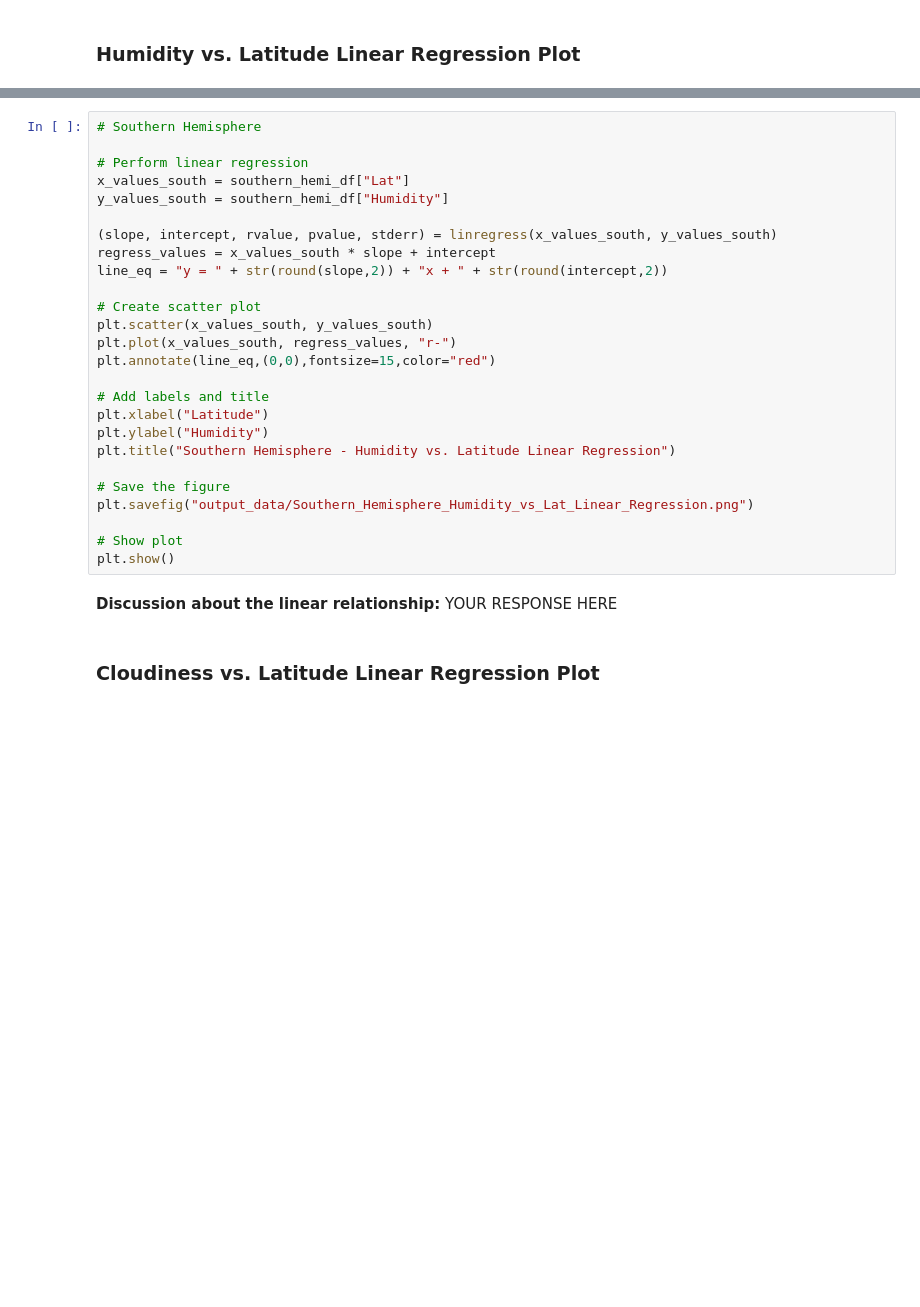
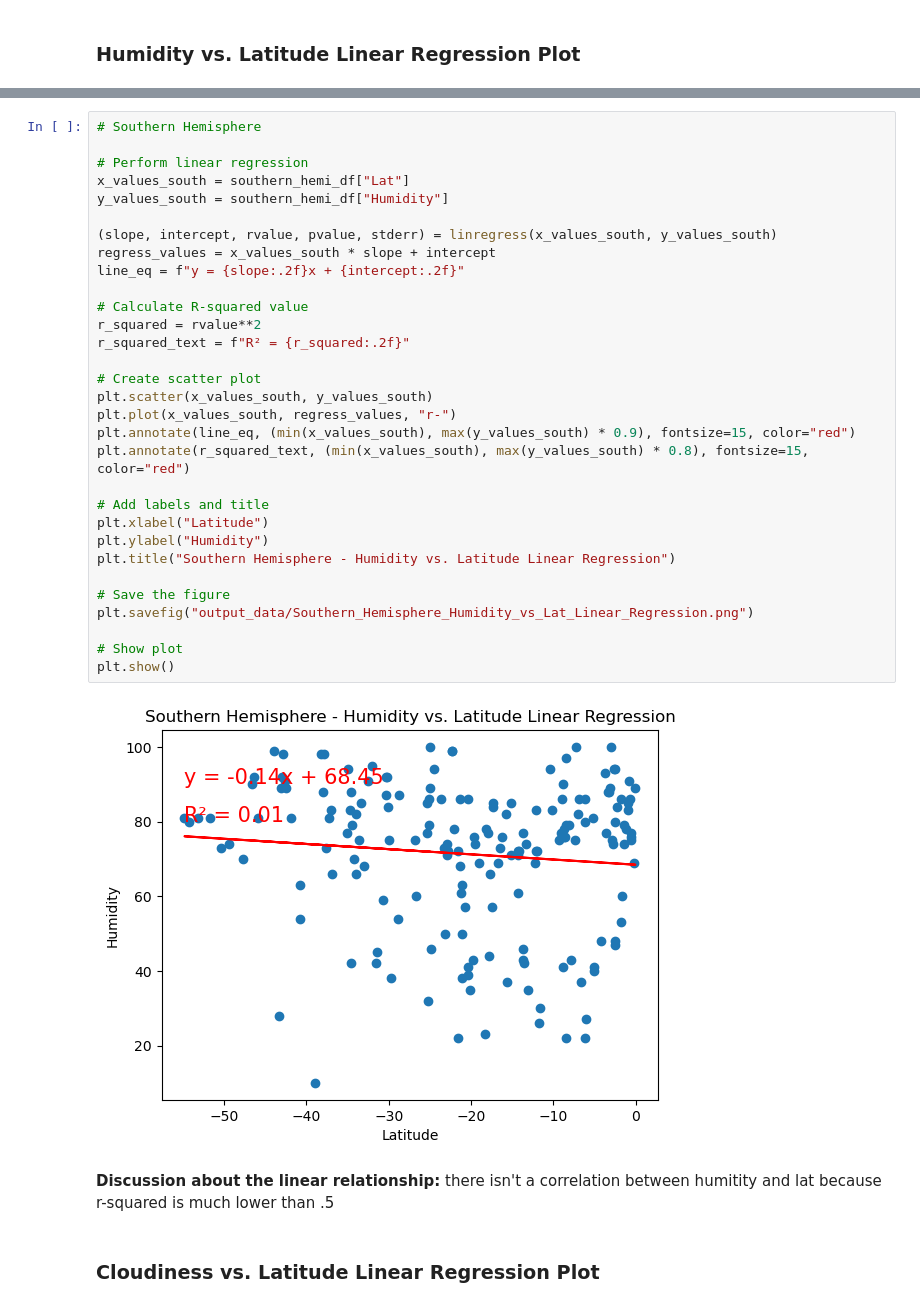
Before and after one commit to niazbf/python-api-challenge, a Jupyter notebook: WeatherPy/WeatherPy.ipynb, the cells around one changed output, grey strips where cells are left out. Saved outputs shown, nothing was run; the diff lists cells and outputs as text; blank space fills up the shorter version.

```diff
--- a/WeatherPy/WeatherPy.ipynb
+++ b/WeatherPy/WeatherPy.ipynb
@@ -407,31 +417,38 @@ plt.show()
 # %%
 # Southern Hemisphere
 
 # Perform linear regression
 x_values_south = southern_hemi_df["Lat"]
 y_values_south = southern_hemi_df["Humidity"]
 
 (slope, intercept, rvalue, pvalue, stderr) = linregress(x_values_south, y_values_south)
 regress_values = x_values_south * slope + intercept
-line_eq = "y = " + str(round(slope,2)) + "x + " + str(round(intercept,2))
+line_eq = f"y = {slope:.2f}x + {intercept:.2f}"
+
+# Calculate R-squared value
+r_squared = rvalue**2
+r_squared_text = f"R² = {r_squared:.2f}"
 
 # Create scatter plot
 plt.scatter(x_values_south, y_values_south)
 plt.plot(x_values_south, regress_values, "r-")
-plt.annotate(line_eq,(0,0),fontsize=15,color="red")
+plt.annotate(line_eq, (min(x_values_south), max(y_values_south) * 0.9), fontsize=15, color="red")
+plt.annotate(r_squared_text, (min(x_values_south), max(y_values_south) * 0.8), fontsize=15, color="red")
 
 # Add labels and title
 plt.xlabel("Latitude")
 plt.ylabel("Humidity")
 plt.title("Southern Hemisphere - Humidity vs. Latitude Linear Regression")
 
 # Save the figure
 plt.savefig("output_data/Southern_Hemisphere_Humidity_vs_Lat_Linear_Regression.png")
 
 # Show plot
 plt.show()
+# %% [output]
+[figure, added]
-# %% [markdown]
-**Discussion about the linear relationship:** YOUR RESPONSE HERE
+# %% [markdown]
+**Discussion about the linear relationship:** there isn't a correlation between humitity and lat because r-squared is much lower than .5
 # %% [markdown]
 ### Cloudiness vs. Latitude Linear Regression Plot
 # %%
```
Also changed, not shown: parts of 11 cells of this notebook, 6 other files.
